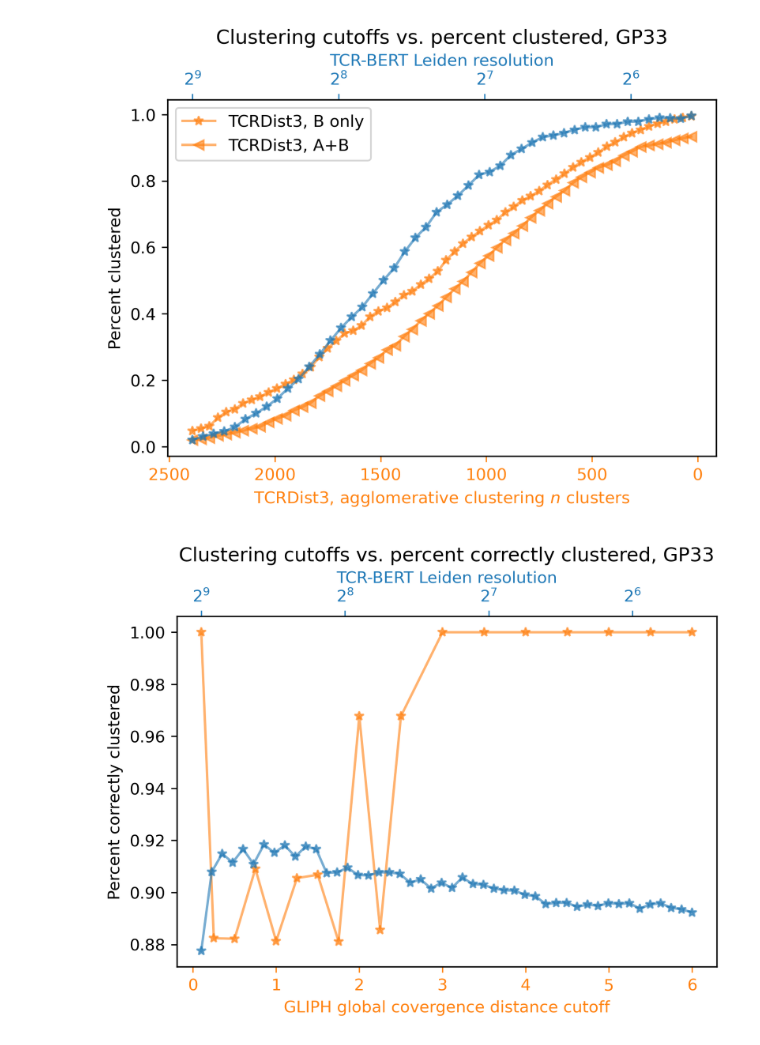
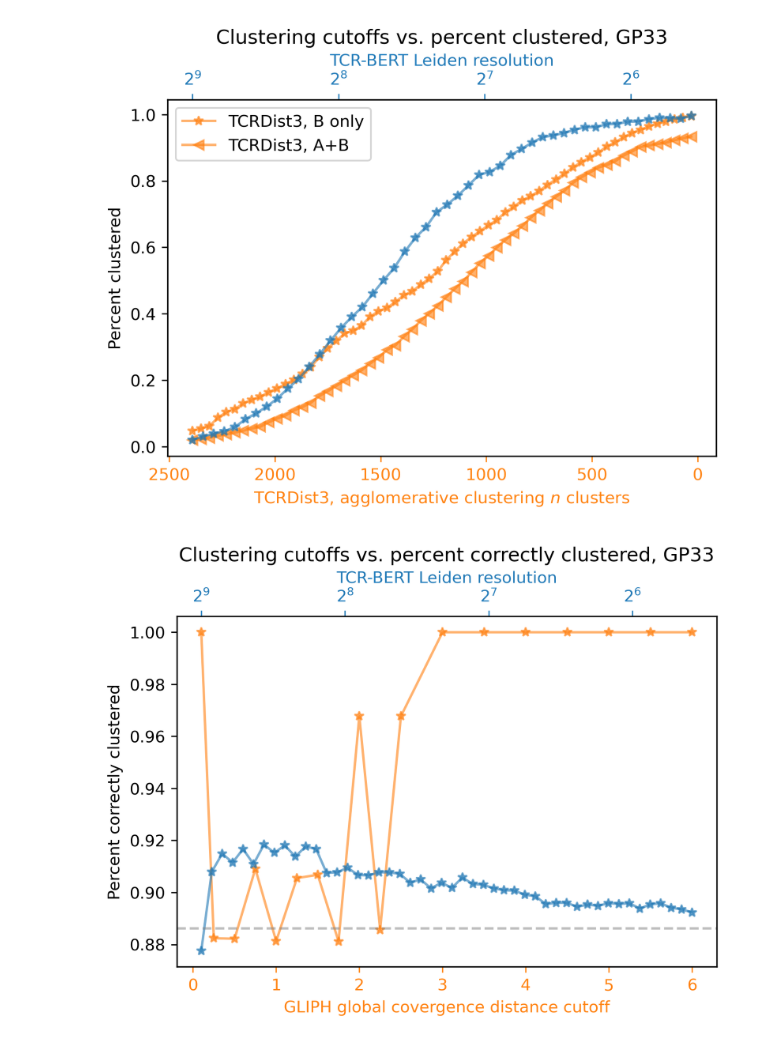
Before and after one commit to wukevin/tcr-bert, a Jupyter notebook: jupyter/transformers_lcmv_clustering.ipynb, the cells around one changed output. Drawn from its saved outputs; the diff is of its cells as text; code cells hidden in the pictures.

Commit message:
Add in missing rand line

```diff
--- a/jupyter/transformers_lcmv_clustering.ipynb
+++ b/jupyter/transformers_lcmv_clustering.ipynb
@@ -411,12 +411,13 @@ plot_utils.plot_perf_over_params(
 # %%
 importlib.reload(plot_utils)
 plot_utils.plot_perf_over_params(
     {"GLIPH": gliph_clustering_perf_df}, {"TCR-BERT": bert_clustering_perf_df}, 'perc_correct',
     title="Clustering cutoffs vs. percent correctly clustered, GP33",
+    rand_line=1.0 - np.mean(list(lcmv_labels_sub_dict.values())),
     fname=os.path.join(PLOT_DIR, "lcmv_gliph_vs_bert_perc_correct.pdf"),
 ).show()
 # %% [output]
-[figure, old version]
+[figure, new version]
 # %%
 importlib.reload(plot_utils)
 plot_utils.plot_perf_over_params(
```
Also changed, not shown: parts of 1 cell of this notebook, 2 other files.
